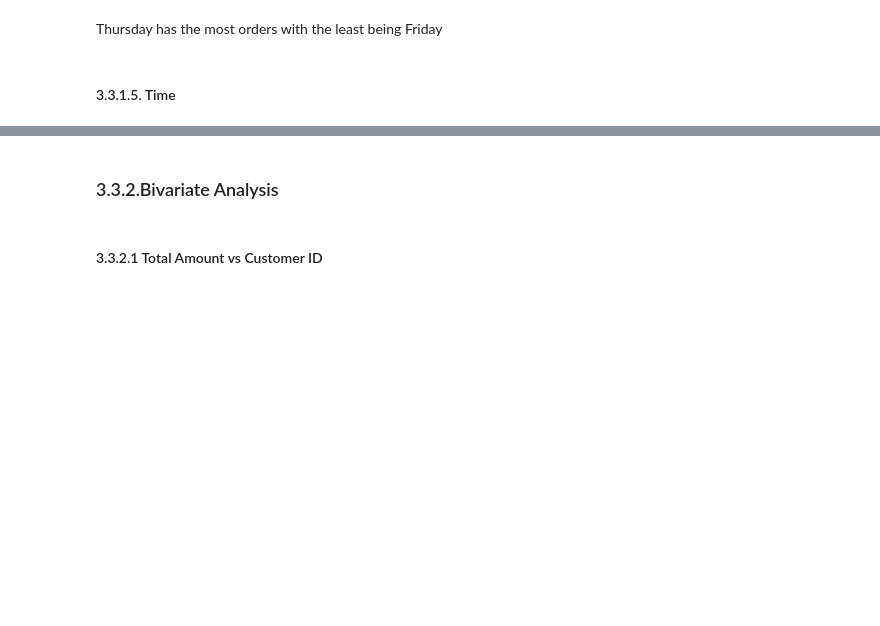
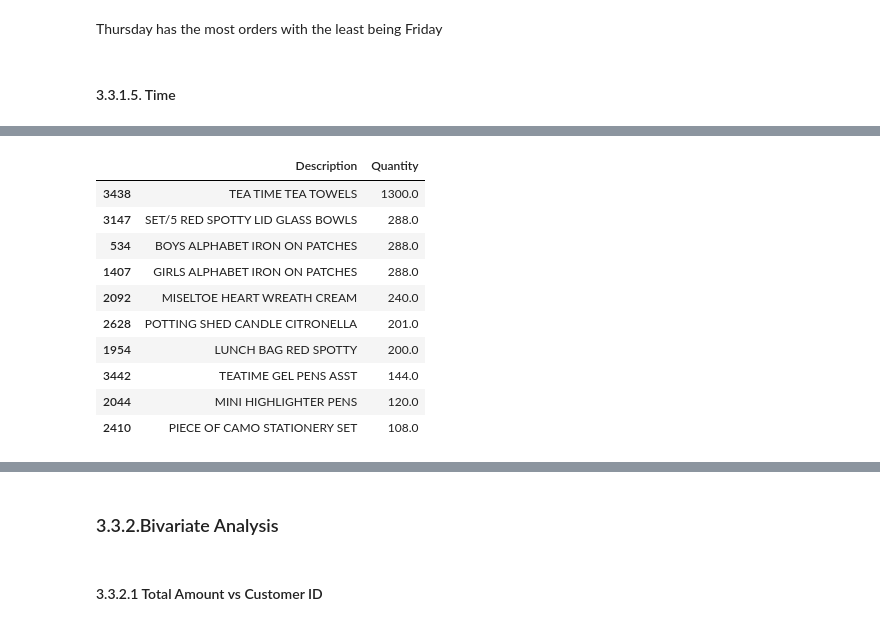
Before and after one commit to Azegele/Phase-4-Project, a Jupyter notebook: Ecommerce Data Set.ipynb, the cells around one changed output, grey strips where cells are left out. Saved outputs shown, nothing was run; the diff lists cells and outputs as text; code cells hidden in the pictures; blank space fills up the shorter version.

```diff
--- a/Ecommerce Data Set.ipynb
+++ b/Ecommerce Data Set.ipynb
@@ -510,0 +548,3 @@ def get_time(Hour):
+# %%
+pd.set_option('display.max_rows', None)
+df['Description'].value_counts(ascending=True).sort_index(ascending=True)
@@ -510,0 +569,16 @@ def get_time(Hour):
+# %%
+orders = df.groupby(by=['Description'], as_index=False)['Quantity'].median().sort_values(by='Quantity', ascending=False)
+
+orders.head(10)
+# %% [output]
+|  | Description | Quantity |
+| 3438 | TEA TIME TEA TOWELS | 1300.0 |
+| 3147 | SET/5 RED SPOTTY LID GLASS BOWLS | 288.0 |
+| 534 | BOYS ALPHABET IRON ON PATCHES | 288.0 |
+| 1407 | GIRLS ALPHABET IRON ON PATCHES | 288.0 |
+| 2092 | MISELTOE HEART WREATH CREAM | 240.0 |
+| 2628 | POTTING SHED CANDLE CITRONELLA | 201.0 |
+| 1954 | LUNCH BAG RED SPOTTY | 200.0 |
+| 3442 | TEATIME GEL PENS ASST | 144.0 |
+| 2044 | MINI HIGHLIGHTER PENS | 120.0 |
+| 2410 | PIECE OF CAMO STATIONERY SET | 108.0 |
```
Also changed, not shown: parts of 13 cells of this notebook, 3 other files.
